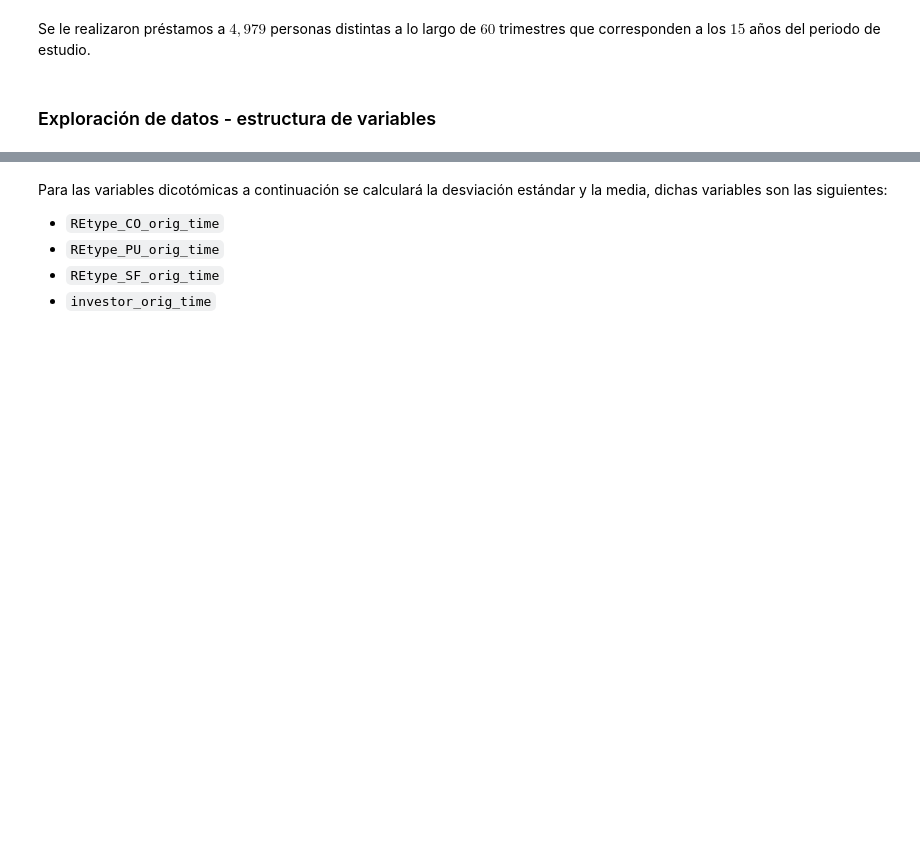
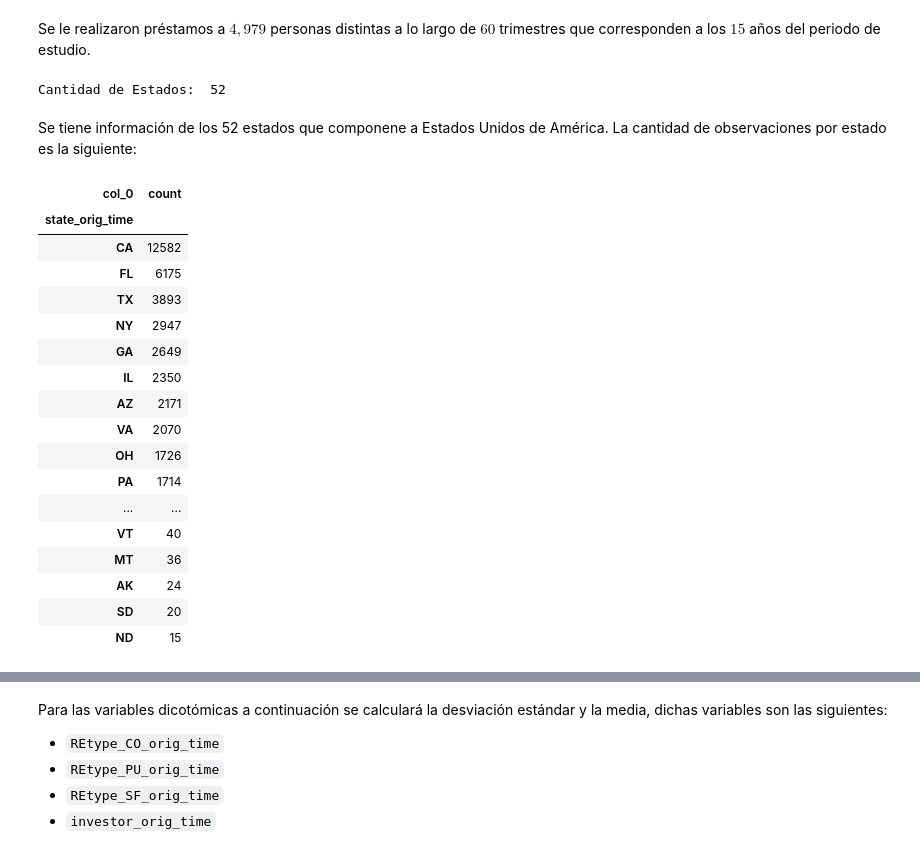
Before and after one commit to arenitss/Proyecto_Final_Analisis_Numerico_Computo_Cientifico, a Jupyter notebook: Reporte/Reporte.ipynb, the cells around one changed output, grey strips where cells are left out. Saved outputs shown, nothing was run; the diff lists cells and outputs as text; code cells hidden in the pictures; blank space fills up the shorter version.

```diff
--- a/Reporte/Reporte.ipynb
+++ b/Reporte/Reporte.ipynb
@@ -375,5 +389,30 @@ Cantidad de acreditados únicos:  4979
 Cantidad de trimestres:  60
 # %% [markdown]
 Se le realizaron préstamos a $4,979$ personas distintas a lo largo de $60$ trimestres que corresponden a los $15$ años del periodo de estudio.
-# %% [markdown]
-### Exploración de datos - estructura de variables
+# %%
+print('Cantidad de Estados: ', len(selected_data.state_orig_time.unique()))
+# %% [output]
+Cantidad de Estados:  52
+# %% [markdown]
+Se tiene información de los 52 estados que componene a Estados Unidos de América. La cantidad de observaciones por estado es la siguiente:
+# %%
+pd.crosstab(index=selected_data["state_orig_time"], columns="count").sort_values('count', ascending=False)
+# %% [output]
+| col_0 | count |
+| state_orig_time |  |
+| CA | 12582 |
+| FL | 6175 |
+| TX | 3893 |
+| NY | 2947 |
+| GA | 2649 |
+| IL | 2350 |
+| AZ | 2171 |
+| VA | 2070 |
+| OH | 1726 |
+| PA | 1714 |
+| ... | ... |
+| VT | 40 |
+| MT | 36 |
+| AK | 24 |
+| SD | 20 |
+| ND | 15 |
```
Also changed, not shown: parts of 42 cells of this notebook, 1 other file.
